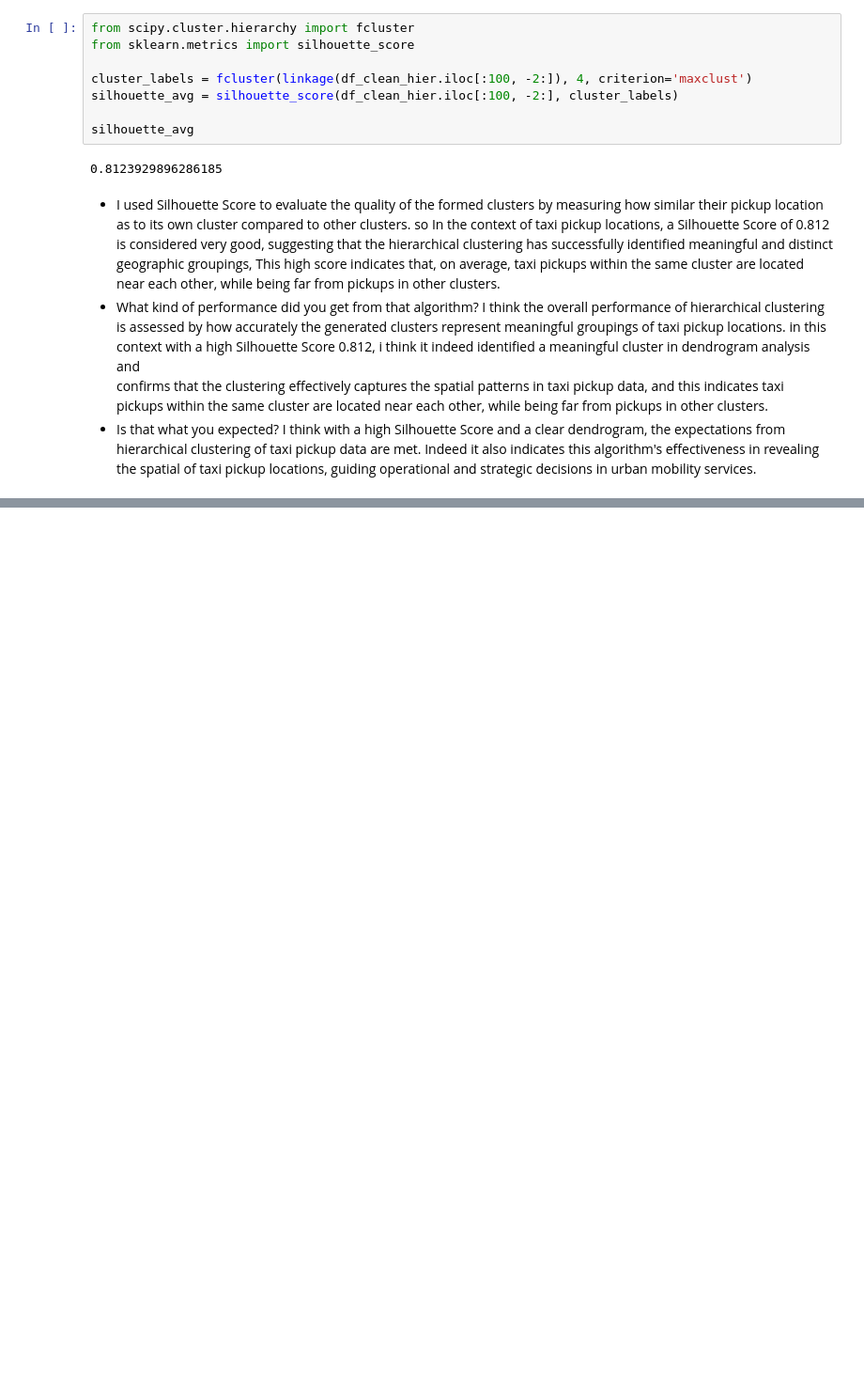
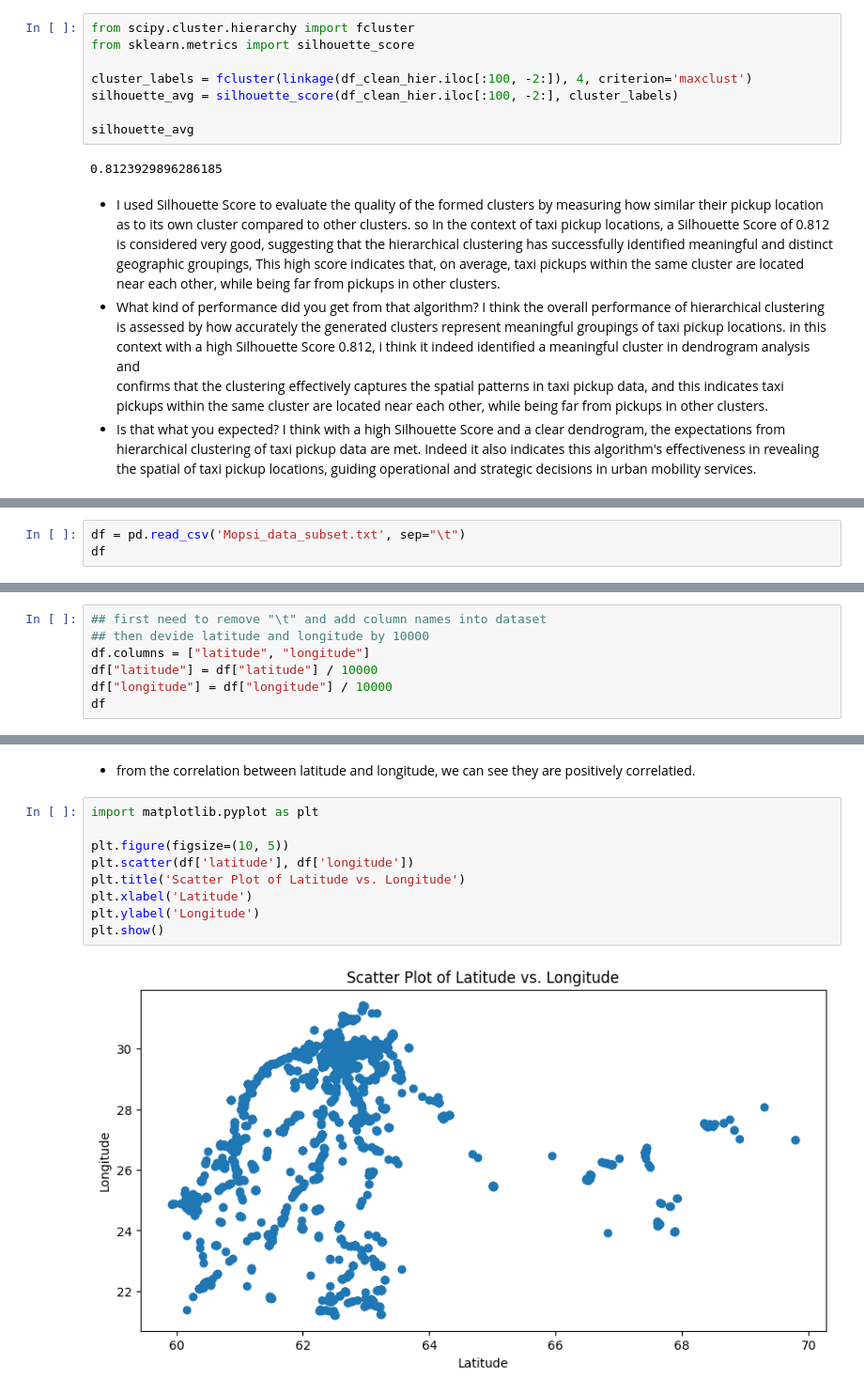
Before and after one commit to USFCA-CS663-Spring2024/kmeans-zhunan123, a Jupyter notebook: Assignment 2 - Clustering.ipynb, the cells around one changed output, grey strips where cells are left out. Shown: that part at 94% size. Drawn from its saved outputs; the diff is of its cells as text; blank space fills up the shorter version.

Commit message:
added analysis for Mopsi dataset

```diff
--- a/Assignment 2 - Clustering.ipynb
+++ b/Assignment 2 - Clustering.ipynb
@@ -430,0 +435,3 @@ while being far from pickups in other clusters.
+# %%
+df = pd.read_csv('Mopsi_data_subset.txt', sep="\t")
+df
@@ -430,0 +457,7 @@ while being far from pickups in other clusters.
+# %%
+## first need to remove "\t" and add column names into dataset
+## then devide latitude and longitude by 10000
+df.columns = ["latitude", "longitude"]
+df["latitude"] = df["latitude"] / 10000
+df["longitude"] = df["longitude"] / 10000
+df
@@ -430,0 +510,13 @@ while being far from pickups in other clusters.
+# %% [markdown]
+* from the correlation between latitude and longitude, we can see they are positively correlatied.
+# %%
+import matplotlib.pyplot as plt
+
+plt.figure(figsize=(10, 5))
+plt.scatter(df['latitude'], df['longitude'])
+plt.title('Scatter Plot of Latitude vs. Longitude')
+plt.xlabel('Latitude')
+plt.ylabel('Longitude')
+plt.show()
+# %% [output]
+[figure, added]
```
Also changed, not shown: parts of 39 cells of this notebook.
